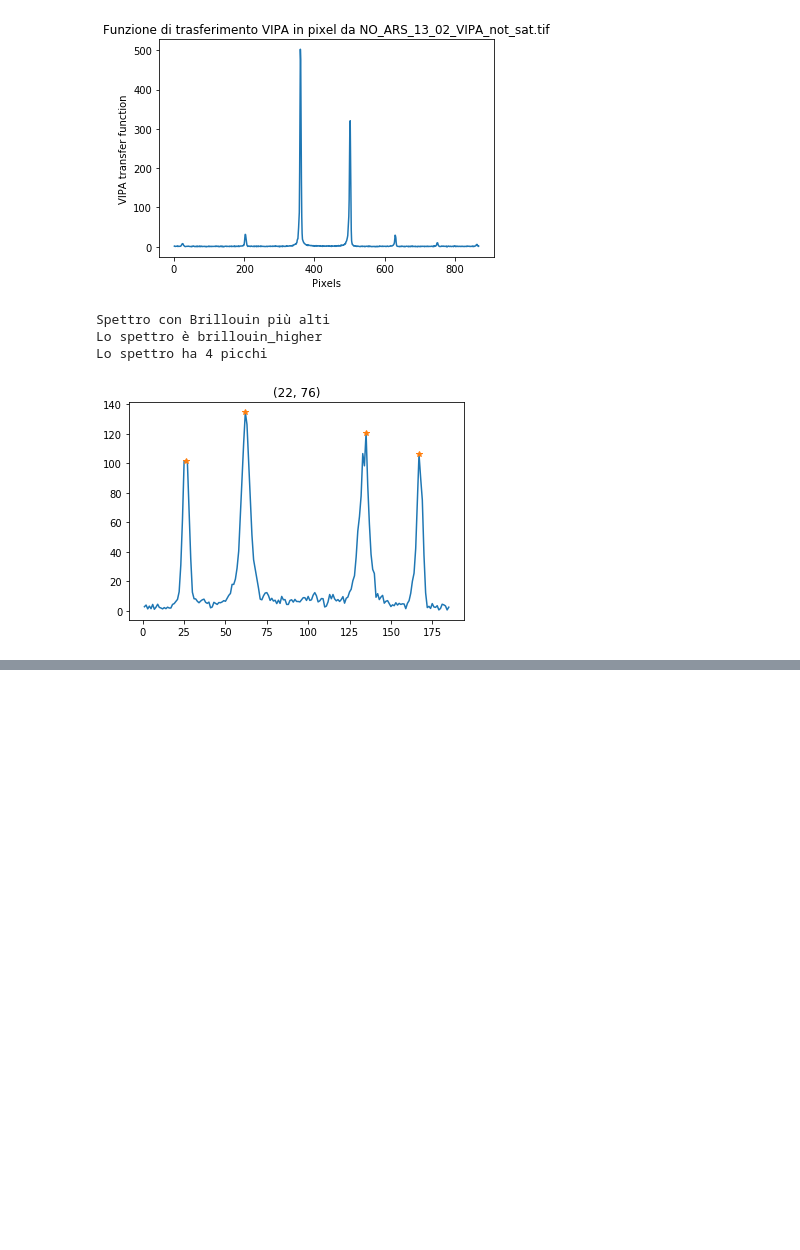
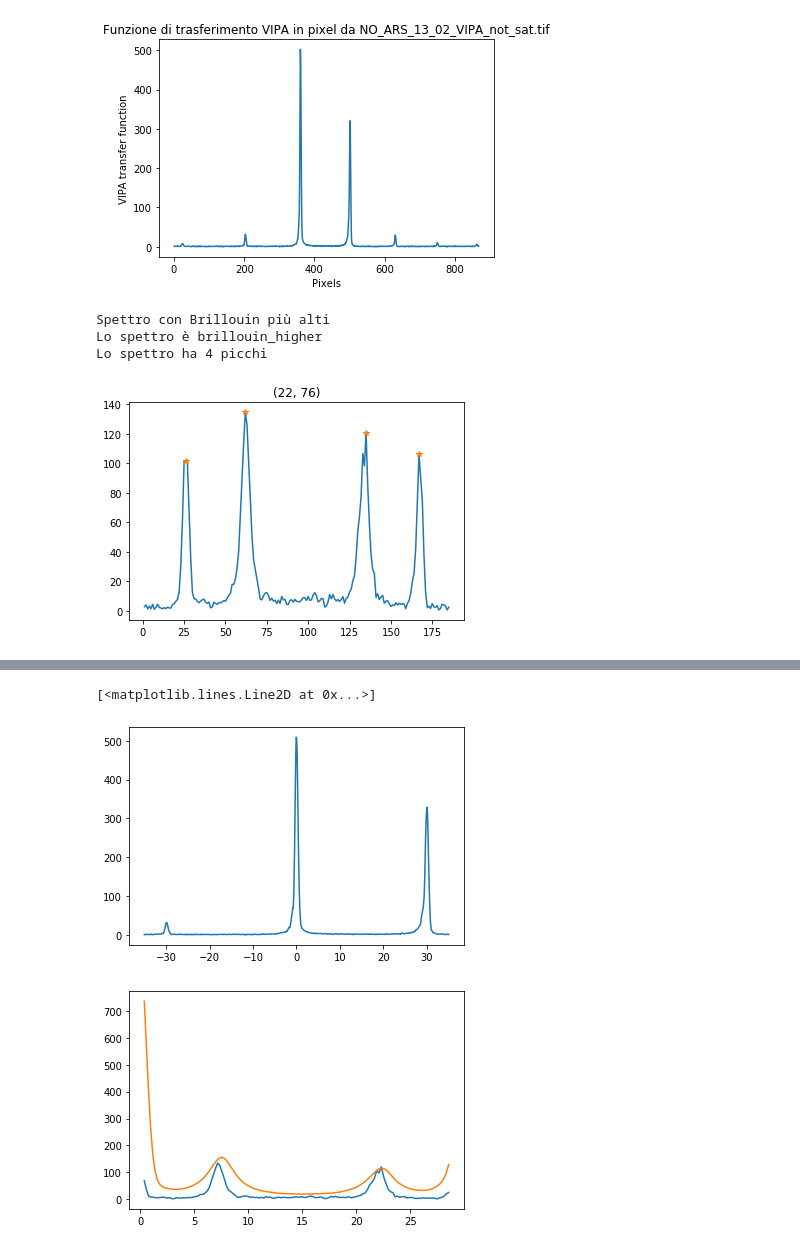
Before and after one commit to flautodipan/Python_Libraries, a Jupyter notebook: Experimentum_single.ipynb, the cells around one changed output, grey strips where cells are left out. Saved outputs shown, nothing was run; the diff lists cells and outputs as text; code cells hidden in the pictures; blank space fills up the shorter version.

Commit message:
Modifiche importanti per funzionamento dell'algortimo per convoluzione con VIPA più alto a sinistra (ma alla fine non così gravi) PRONTO per NO_ARS_13_02 --> lo lancio

```diff
--- a/Experimentum_single.ipynb
+++ b/Experimentum_single.ipynb
@@ -224,2 +203,36 @@ array([ 8.21335146e-02,  7.52118580e+00,  1.22848844e-01,  9.74361090e-02,
 # %%
 np.concatenate((Data.Markov_Fit_Params.T['Values'].values[:3], (Data.p0['Gamma']['Values'], 1.), Data.Markov_Fit_Params.T['Values'].values[3:]))
+# %%
+p = np.array([0.1, 7.56805159e+00, 6.19038359e-01, 6.19038359e-01,
+       1.00000000e-01, 5.00000000e-01, 1.00000000e+00, 6.22635499e+02,
+       0, 1.67069448e+01])
+
+fantoccio = False;(-50, 70)
+if fantoccio :
+
+    conv_range = np.linspace(fantoccio[0], fantoccio[1], 200)
+
+else:
+
+    conv_range = Data.x_freq
+
+Data.y_markov_convolution      =       np.zeros(conv_range.size)
+w_j_VIPA                       =       np.linspace(-35,35, Data.x_VIPA_freq.size)
+kernel                         =       Data.Interpolate_VIPA(w_j_VIPA)
+plt.figure
+plot(w_j_VIPA, kernel)
+kernel                         =       kernel/(p[5]*(np.exp(-((w_j_VIPA-p[6])**2)/(2*(p[7]**2)))))
+
+for  ii in range(len(conv_range)):
+
+    delta_w                         =   conv_range[ii] -   w_j_VIPA
+    theor                           =   S_Dynamical_Form_Factor_0(delta_w-p[8], *p[0:5])
+    Data.y_markov_convolution[ii]   =   np.sum(theor*kernel)
+plt.figure()
+plot(Data.x_freq, Data.y)
+
+plot(conv_range, Data.y_markov_convolution)
+# %% [output]
+[<matplotlib.lines.Line2D at 0x...>]
+[figure, added]
+[figure, added]
```
Also changed, not shown: parts of 8 cells of this notebook, 2 other files.
